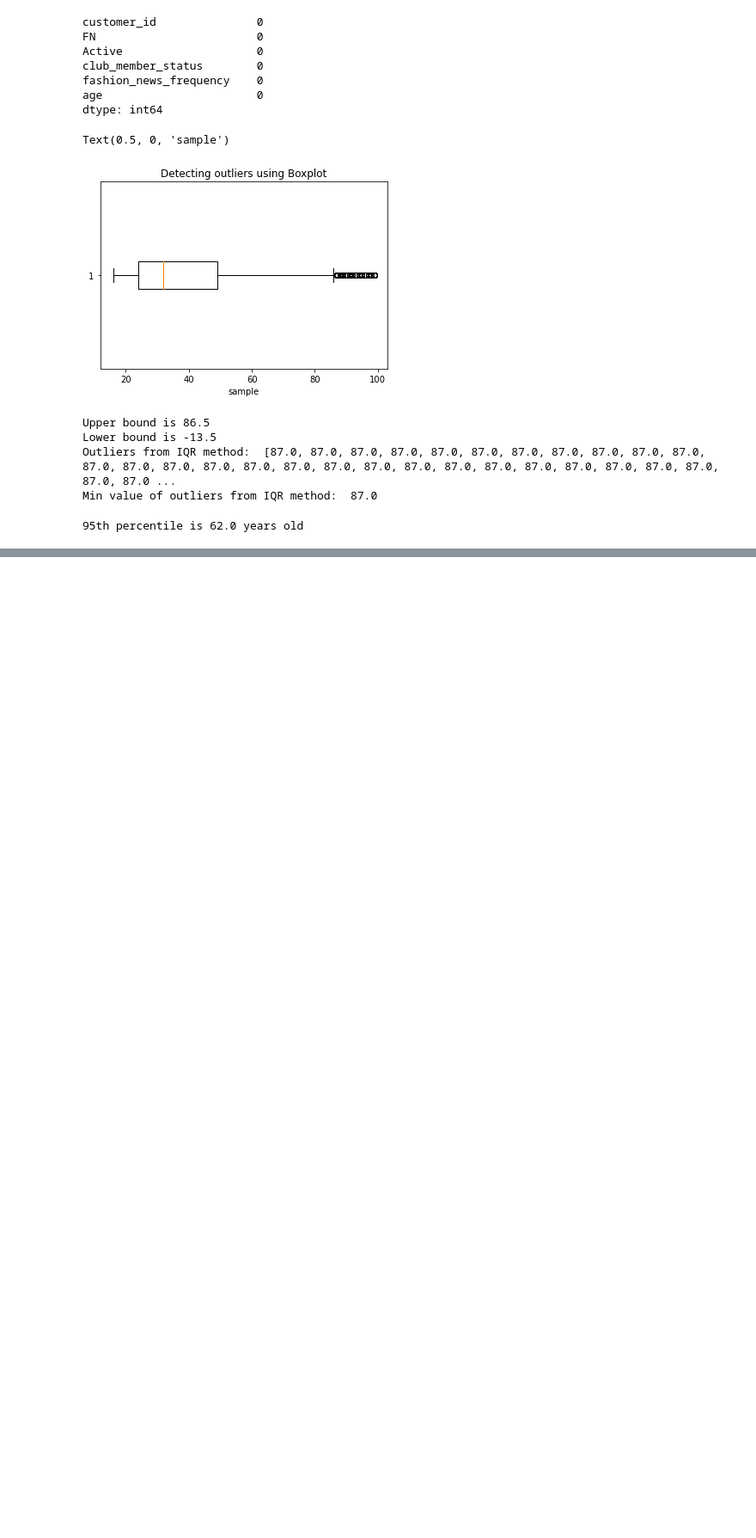
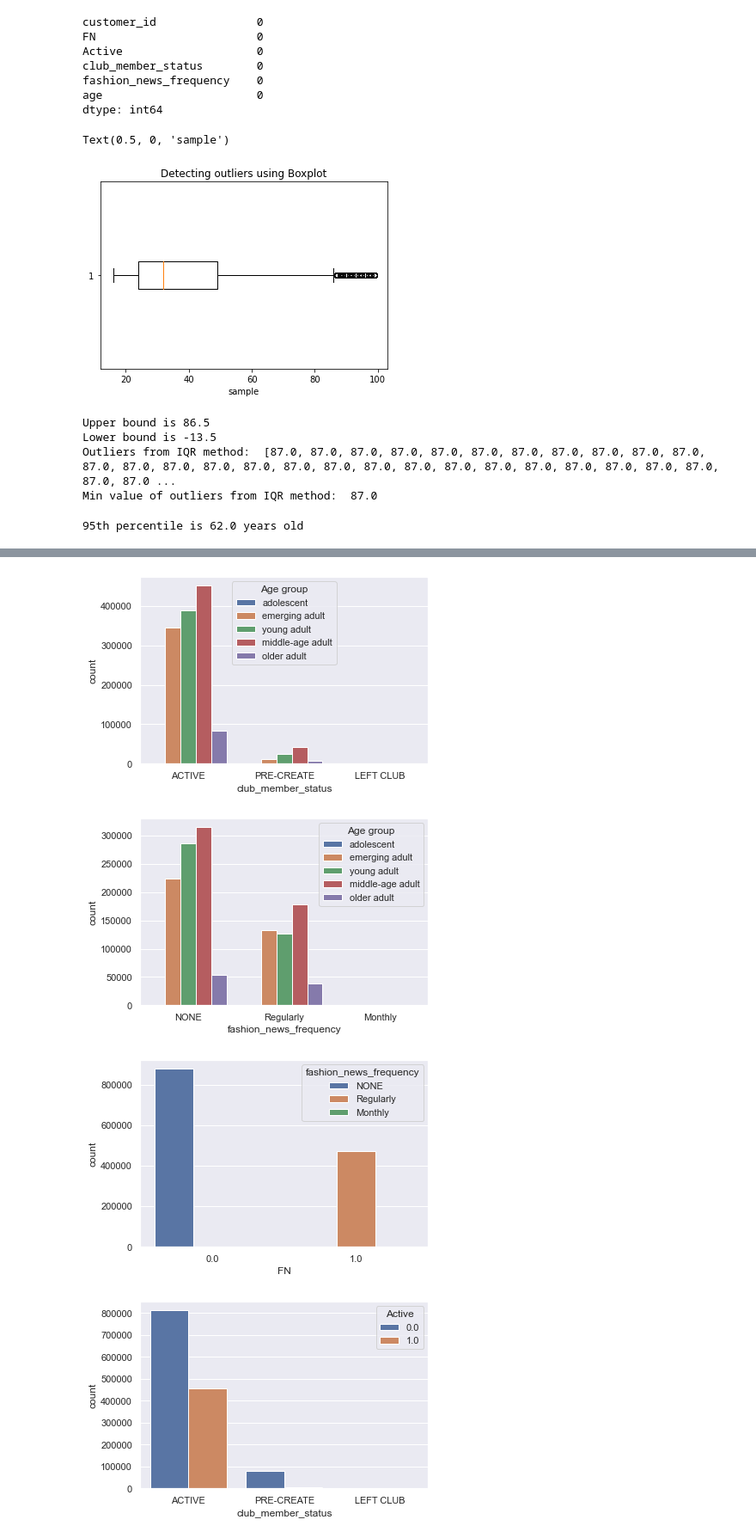
Before and after one commit to WindowNapat/Basic-Programming, a Jupyter notebook: Programming porject/HM EDA1.ipynb, the cells around one changed output, grey strips where cells are left out. Shown at 86% size. Saved outputs shown, nothing was run; the diff lists cells and outputs as text; code cells hidden in the pictures; blank space fills up the shorter version.

```diff
--- a/Programming porject/HM EDA.ipynb
+++ b/Programming porject/HM EDA1.ipynb
@@ -603,0 +635,21 @@ Name: Age group, dtype: int64
+# %%
+##Check point
+cus_df4 = cus_df3.copy()
+# %%
+sns.set_theme(style="darkgrid")
+sns.countplot(x = "club_member_status", hue = "Age group", data = cus_df4)
+plt.show()
+
+sns.countplot(x = "fashion_news_frequency", hue = "Age group", data = cus_df4)
+plt.show()
+
+sns.countplot(x = "FN", hue = "fashion_news_frequency", data = cus_df4)
+plt.show()
+
+sns.countplot(x = "club_member_status", hue = "Active", data = cus_df4)
+plt.show()
+# %% [output]
+[figure, added]
+[figure, added]
+[figure, added]
+[figure, added]
```
Also changed, not shown: parts of 20 cells of this notebook, 3 other files.
